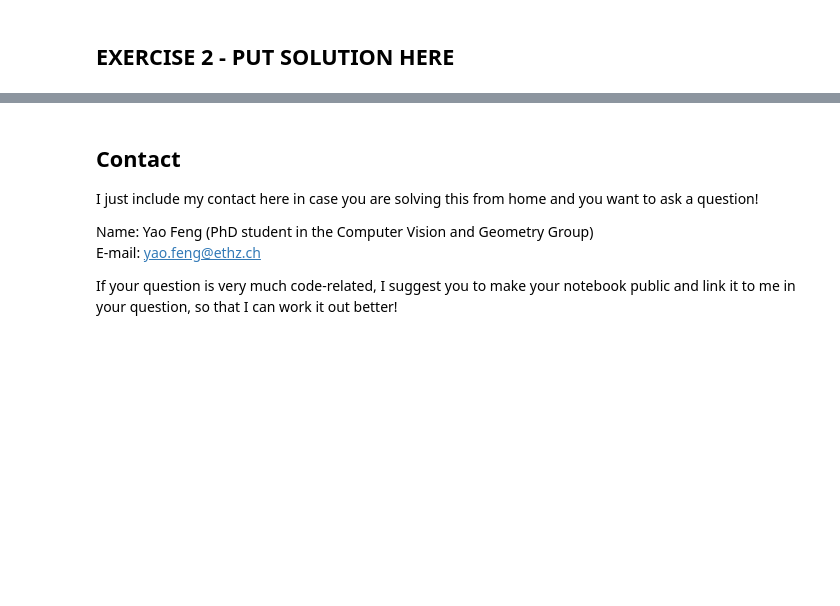
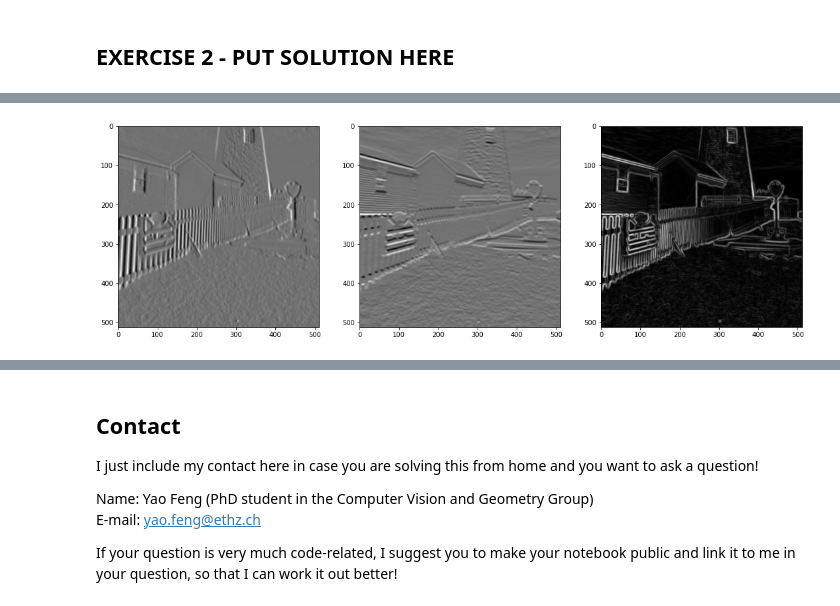
Before and after one commit to fedj99/viscomp2021, a Jupyter notebook: Exercises/W3/W3_exercise.ipynb, the cells around one changed output, grey strips where cells are left out. Cells and saved outputs as stored; diff of their text form; code cells hidden in the pictures; blank space fills up the shorter version.

```diff
--- a/Exercises/W3/W3_exercise.ipynb
+++ b/Exercises/W3/W3_exercise.ipynb
@@ -145,7 +169,20 @@ def gaussian_filter(size, sigma):
     g = np.exp(-((x**2 + y**2)/(2.0*sigma**2)))
     return g/g.sum()
 
-slider = interactive(lambda size, sigma: imshow(gaussian_filter(size, sigma)), {'manual': True, 'manual_name': 'Update image'}, size=(1, 49, 2), sigma=(0.1, 20, 0.1))
+k_gauss = None
+gauss_size = None
+gauss_sigma = None
+
+def action(size, sigma):
+	global k_gauss, gauss_size, gauss_sigma
+	k_gauss = gaussian_filter(size, sigma)
+	gauss_size = size
+	gauss_sigma = sigma
+	imshow(k_gauss)
+
+
+slider = interactive(lambda size, sigma: action(size, sigma), {
+                     'manual': False, 'manual_name': 'Update image'}, size=(1, 49, 2), sigma=(0.1, 20, 0.1))
 slider.children[0].value = 9
 slider.children[1].value = 2
 display(slider)
@@ -176,0 +274,12 @@ display(slider)
+# %%
+# Generate gradient images
+
+img = test_im
+
+grad_x = convolve(img, k_gauss_deriv_x)
+grad_y = convolve(img, k_gauss_deriv_y)
+grad_mag = np.sqrt(np.square(grad_x) + np.square(grad_y))
+
+imshow_multi([grad_x, grad_y, grad_mag], figsize=(25, 25))
+# %% [output]
+[figure, added]
```
Also changed, not shown: parts of 17 cells of this notebook, 37 other files.
